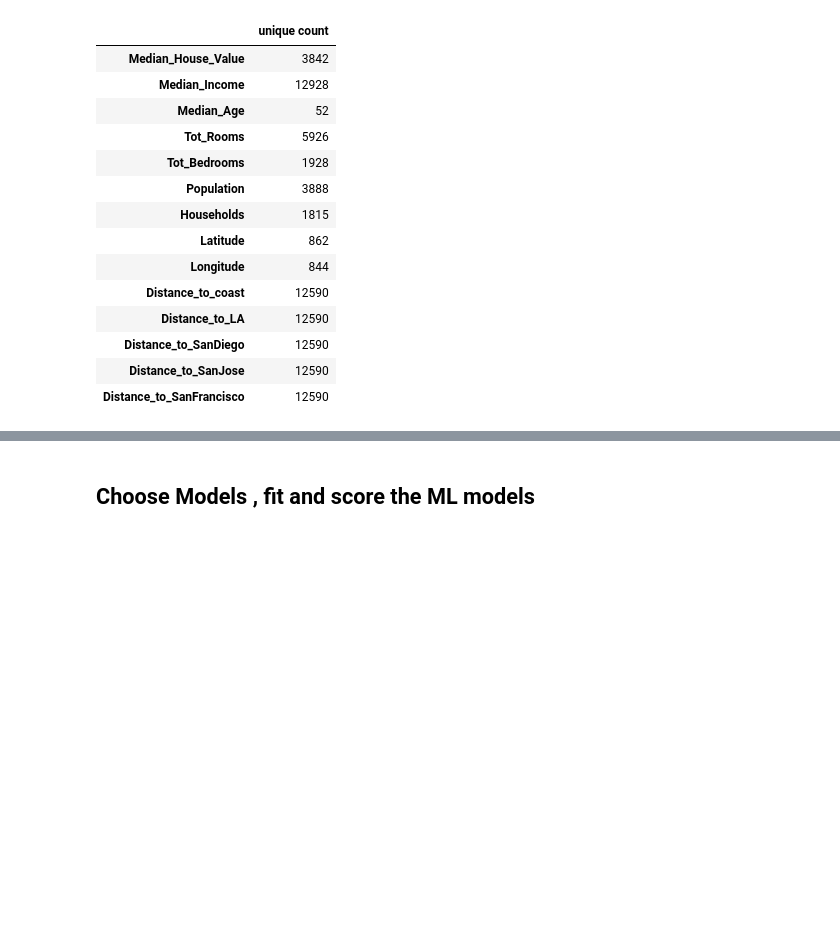
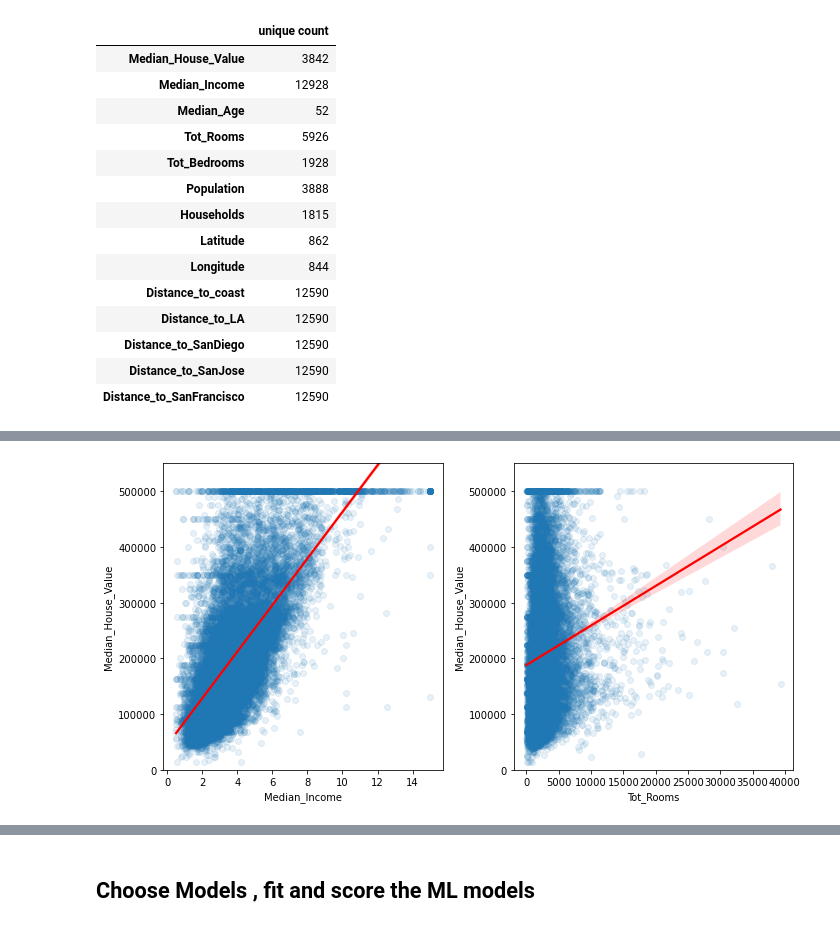
Before and after one commit to LucianPopaLVP/Project-3---Supervised-Learning---Regression, a Jupyter notebook: linear_regression_CaliforniaHousing.ipynb, the cells around one changed output, grey strips where cells are left out. Cells and saved outputs as stored; diff of their text form; code cells hidden in the pictures; blank space fills up the shorter version.

```diff
--- a/linear_regression_CaliforniaHousing.ipynb
+++ b/linear_regression_CaliforniaHousing.ipynb
@@ -162,0 +193,13 @@ pd.DataFrame(dict,index=["unique count"]).T
+# %%
+fig, ax = plt.subplots(1, 2, figsize=[10, 5])
+sns.regplot(data=df, x="Median_Income", y="Median_House_Value",
+            line_kws={"color": "red"}, scatter_kws={"alpha":0.1}, ax=ax[0])
+sns.regplot(data=df, x="Tot_Rooms",
+            y="Median_House_Value", line_kws={"color": "red"},
+            scatter_kws={"alpha":0.1}, ax=ax[1])
+ax[0].set(ylim=(0, 550000))
+ax[1].set(ylim=(0, 550000))
+fig.tight_layout()
+plt.show()
+# %% [output]
+[figure, added]
```
Also changed, not shown: parts of 7 cells of this notebook.
